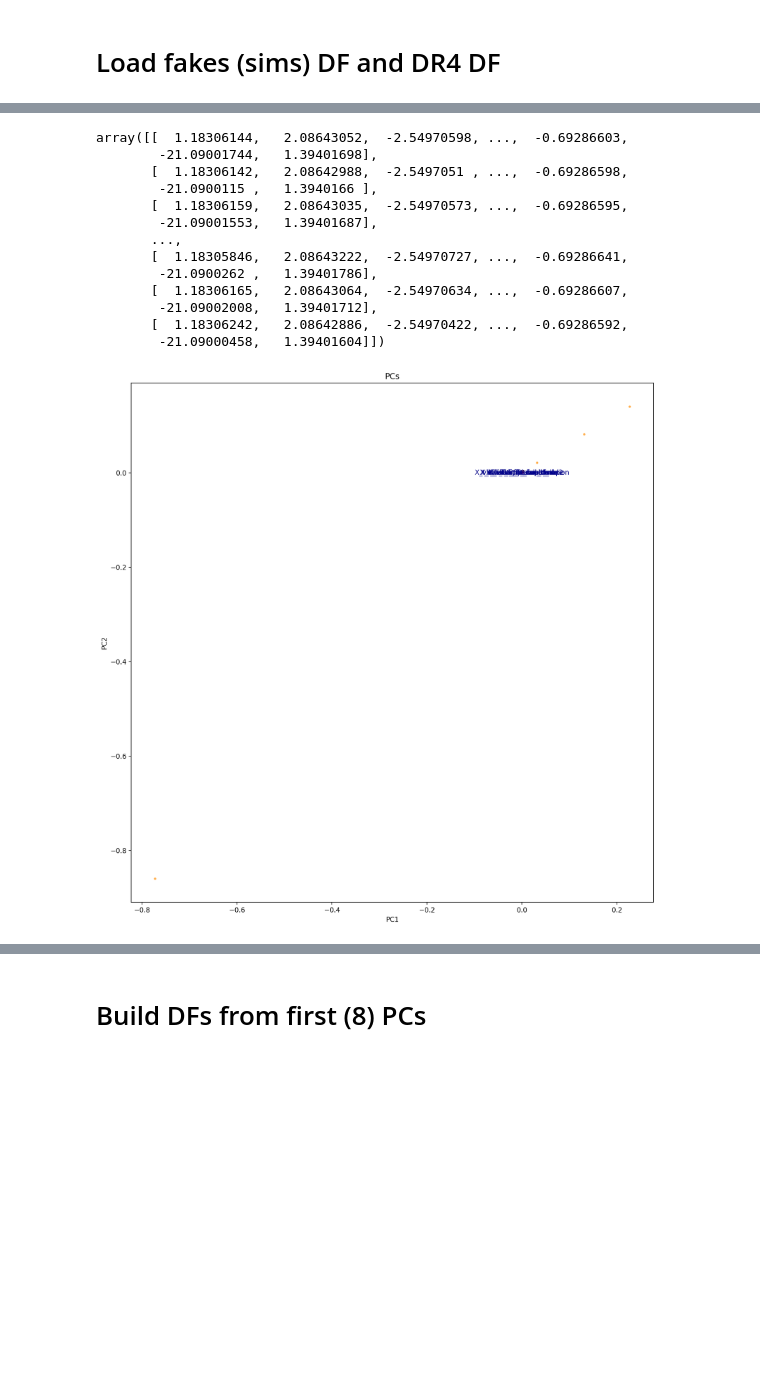
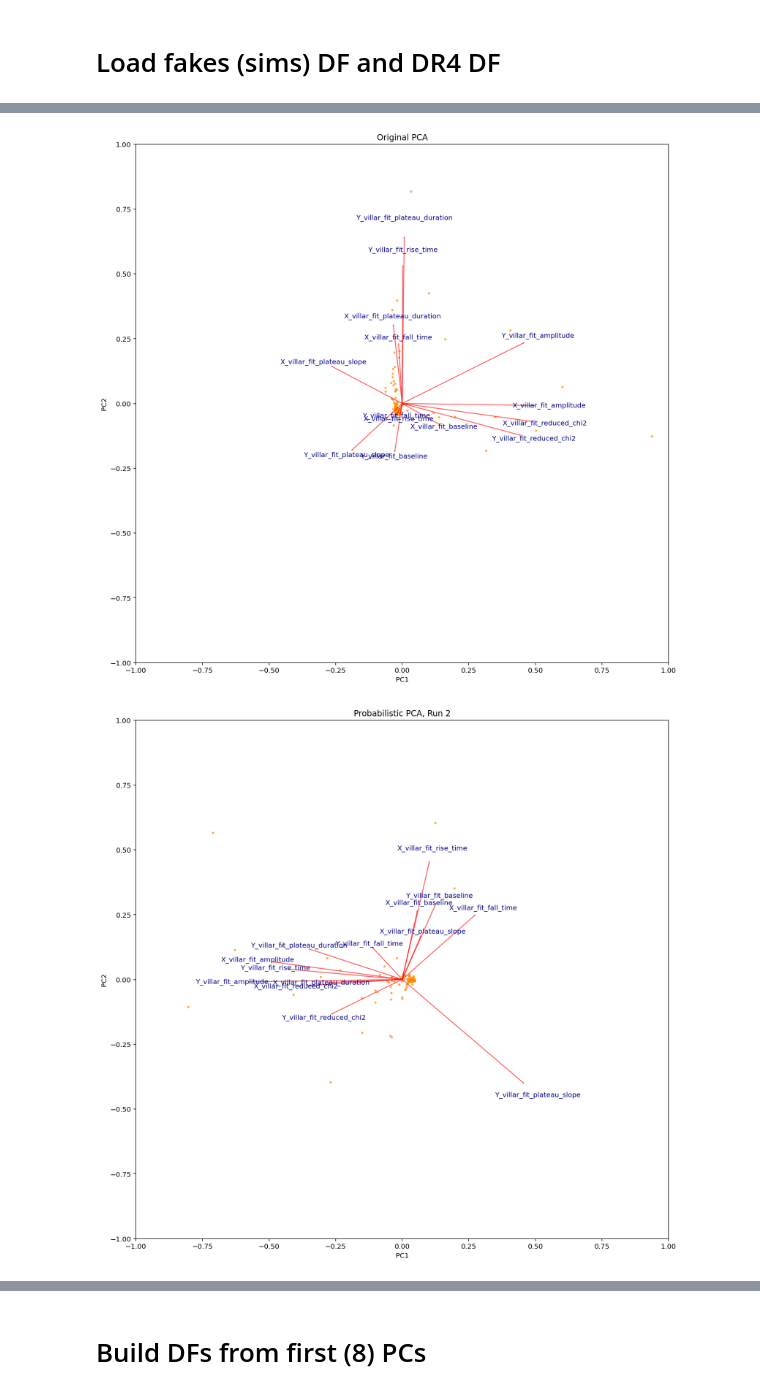
Before and after one commit to SammyS15/PGM_Project_2023, a Jupyter notebook: PCA_kdtree.ipynb, the cells around one changed output, grey strips where cells are left out. Cells and saved outputs as stored; diff of their text form; code cells hidden in the pictures; blank space fills up the shorter version.

```diff
--- a/PCA_kdtree.ipynb
+++ b/PCA_kdtree.ipynb
@@ -122,7 +181,9 @@ def pcaplot(score, coeff, datacolor, dataframe):
     n = coeff.shape[0]
     scalex = 1.0/(xs.max() - xs.min())
     scaley = 1.0/(ys.max() - ys.min())
-    plt.scatter(xs * scalex,ys * scaley, c=datacolor, s=6, alpha=0.6)
+    plt.scatter(xs*scalex,ys*scaley, c=datacolor, s=6, alpha=0.6)
+    plt.xlim(-1,1)
+    plt.ylim(-1,1)
     for i in range(n):
         plt.arrow(0, 0, coeff[i,0], coeff[i,1], head_width= .003, color = 'r',alpha = 0.5)
         #dataframe_latex_read = [r.replace('_', '\_') for r in dataframe.columns.values]
@@ -215,27 +192,17 @@ Converged:  0
-# %%
-pcs_X_real
-# %% [output]
-array([[  1.18306144,   2.08643052,  -2.54970598, ...,  -0.69286603,
-        -21.09001744,   1.39401698],
-       [  1.18306142,   2.08642988,  -2.5497051 , ...,  -0.69286598,
-        -21.0900115 ,   1.3940166 ],
-       [  1.18306159,   2.08643035,  -2.54970573, ...,  -0.69286595,
-        -21.09001553,   1.39401687],
-       ...,
-       [  1.18305846,   2.08643222,  -2.54970727, ...,  -0.69286641,
-        -21.0900262 ,   1.39401786],
-       [  1.18306165,   2.08643064,  -2.54970634, ...,  -0.69286607,
-        -21.09002008,   1.39401712],
-       [  1.18306242,   2.08642886,  -2.54970422, ...,  -0.69286592,
-        -21.09000458,   1.39401604]])
 # %%
 fig, ax = plt.subplots(figsize=(14, 14))
 plt.xlabel("PC1")
 plt.ylabel("PC2")
-plt.title("PCs")
-
-pcaplot(pcs_X_real[:,0:2], np.transpose(coeff), 'darkorange', dataframe = fakes_df)
+plt.title("Original PCA")
+pcaplot(score, coeff, 'darkorange', dataframe = fakes_df)
 #plt.savefig('./figures/pca_overlay_data.png', dpi=300, bbox_inches='tight')
 #Grouping means correleated. Further out means less coreleated
+
+fig, ax = plt.subplots(figsize=(14, 14))
+plt.xlabel("PC1")
+plt.ylabel("PC2")
+plt.title("Probabilistic PCA, Run 2")
+pcaplot(score2, coeff2, 'darkorange', dataframe = fakes_df)
 # %% [output]
-[figure, old version]
+[figure, new version]
+[figure, added]
```
Also changed, not shown: parts of 39 cells of this notebook.
